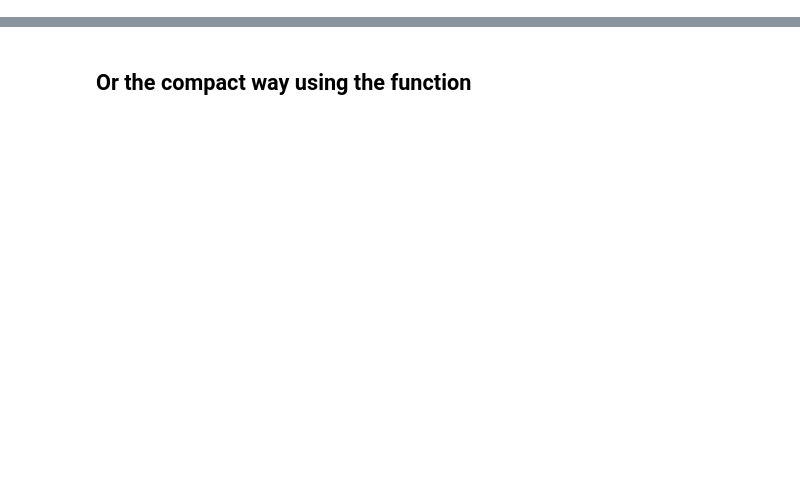
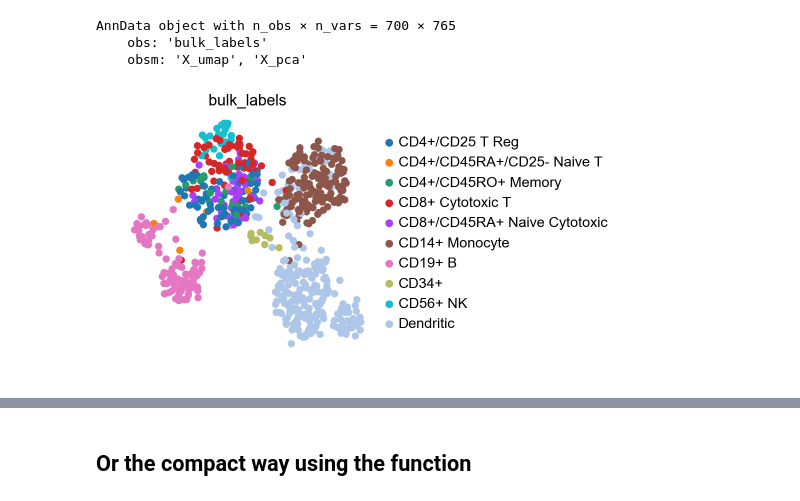
Before and after one commit to Koncopd/anndata-scanpy-benchmarks, a Jupyter notebook: Ingest.ipynb, the cells around one changed output, grey strips where cells are left out. Cells and saved outputs as stored; diff of their text form; code cells hidden in the pictures; blank space fills up the shorter version.

Commit message:
add to_adata_joint example

```diff
--- a/Ingest.ipynb
+++ b/Ingest.ipynb
@@ -35,0 +45,12 @@ sc.pl.umap(adata_lab, color='bulk_labels')
+# %%
+adata_joint = ing.to_adata_joint()
+# %%
+adata_joint
+# %% [output]
+AnnData object with n_obs × n_vars = 700 × 765
+    obs: 'bulk_labels'
+    obsm: 'X_umap', 'X_pca'
+# %%
+sc.pl.umap(adata_joint, color='bulk_labels')
+# %% [output]
+[figure, added]
```
Also changed, not shown: parts of 11 cells of this notebook.
